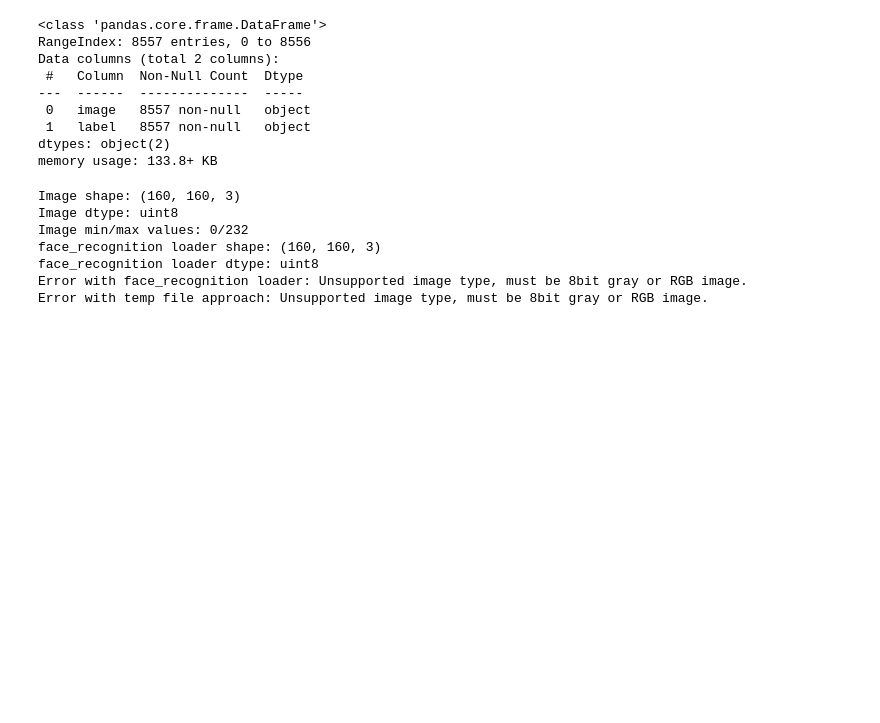
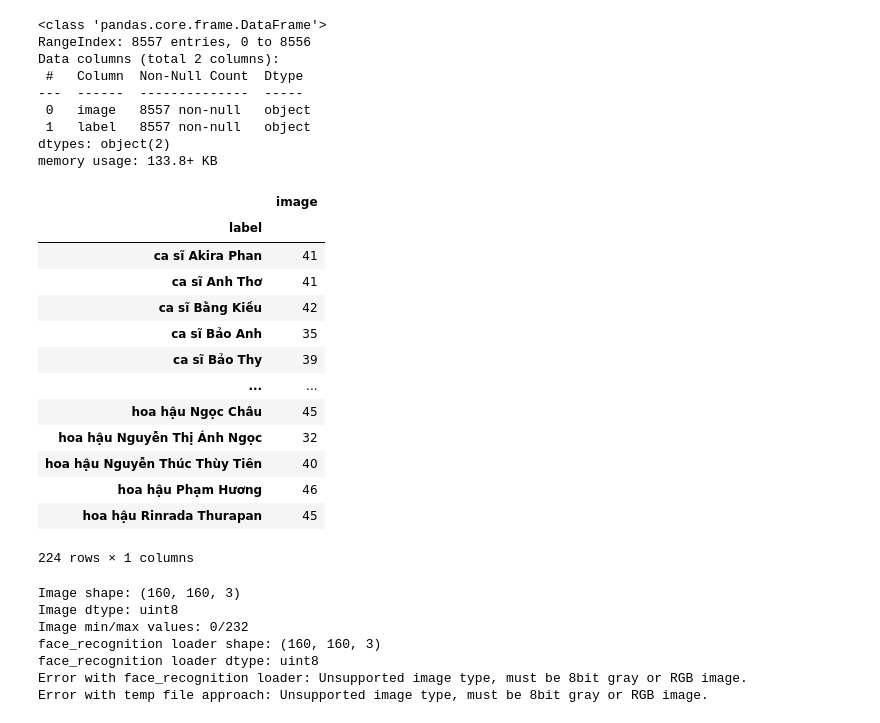
Before and after one commit to khgzuyhihi/dat-project, a Jupyter notebook: test.ipynb, the cells around one changed output. Cells and saved outputs as stored; diff of their text form; code cells hidden in the pictures; blank space fills up the shorter version.

```diff
--- a/test.ipynb
+++ b/test.ipynb
@@ -24,3 +27,20 @@ Data columns (total 2 columns):
  1   label   8557 non-null   object
 dtypes: object(2)
 memory usage: 133.8+ KB
+# %%
+df.groupby('label').count()
+# %% [output]
+|  | image |
+| label |  |
+| ca sĩ Akira Phan | 41 |
+| ca sĩ Anh Thơ | 41 |
+| ca sĩ Bằng Kiều | 42 |
+| ca sĩ Bảo Anh | 35 |
+| ca sĩ Bảo Thy | 39 |
+| ... | ... |
+| hoa hậu Ngọc Châu | 45 |
+| hoa hậu Nguyễn Thị Ánh Ngọc | 32 |
+| hoa hậu Nguyễn Thúc Thùy Tiên | 40 |
+| hoa hậu Phạm Hương | 46 |
+| hoa hậu Rinrada Thurapan | 45 |
+224 rows × 1 columns
```
Also changed, not shown: parts of 14 cells of this notebook, 20 other files.
